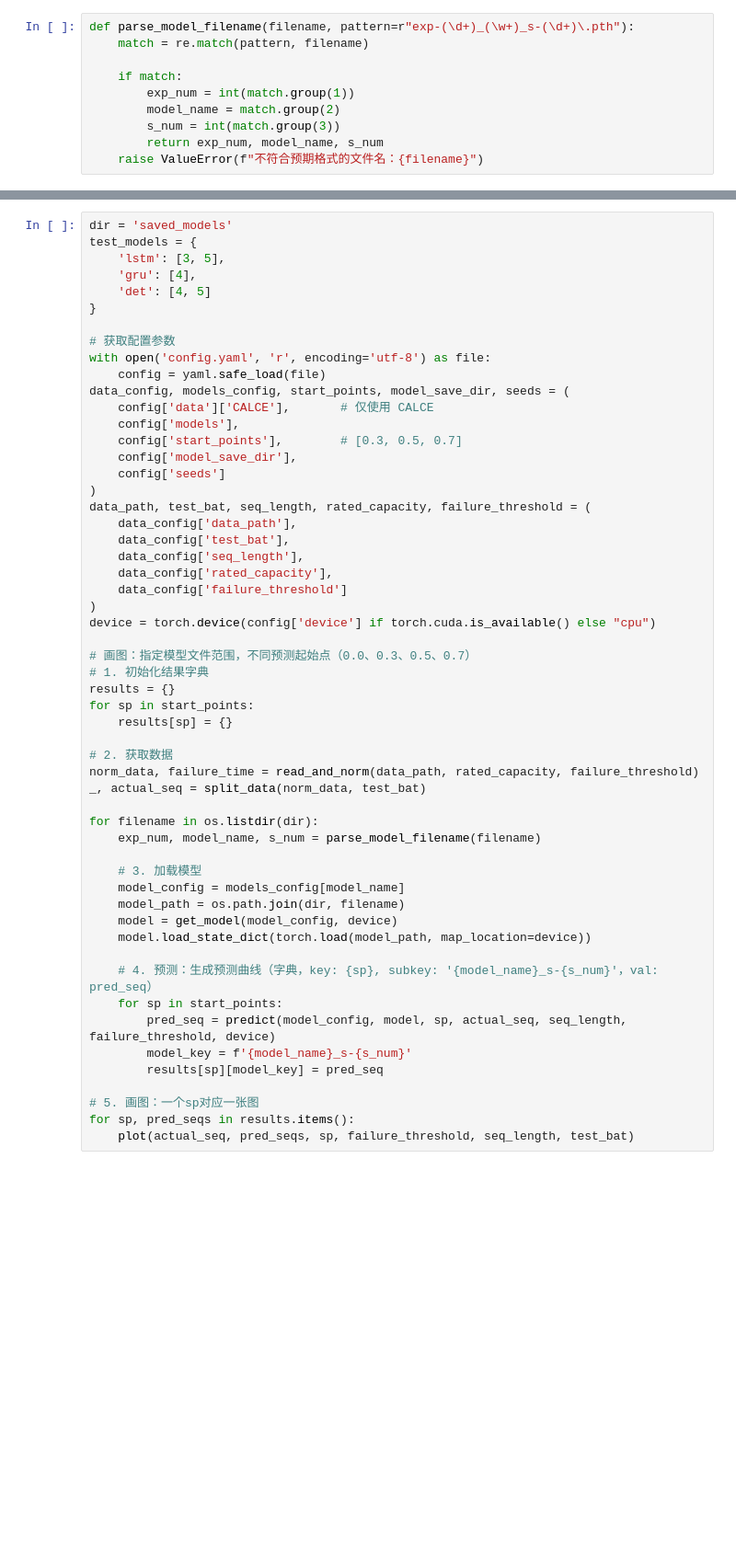
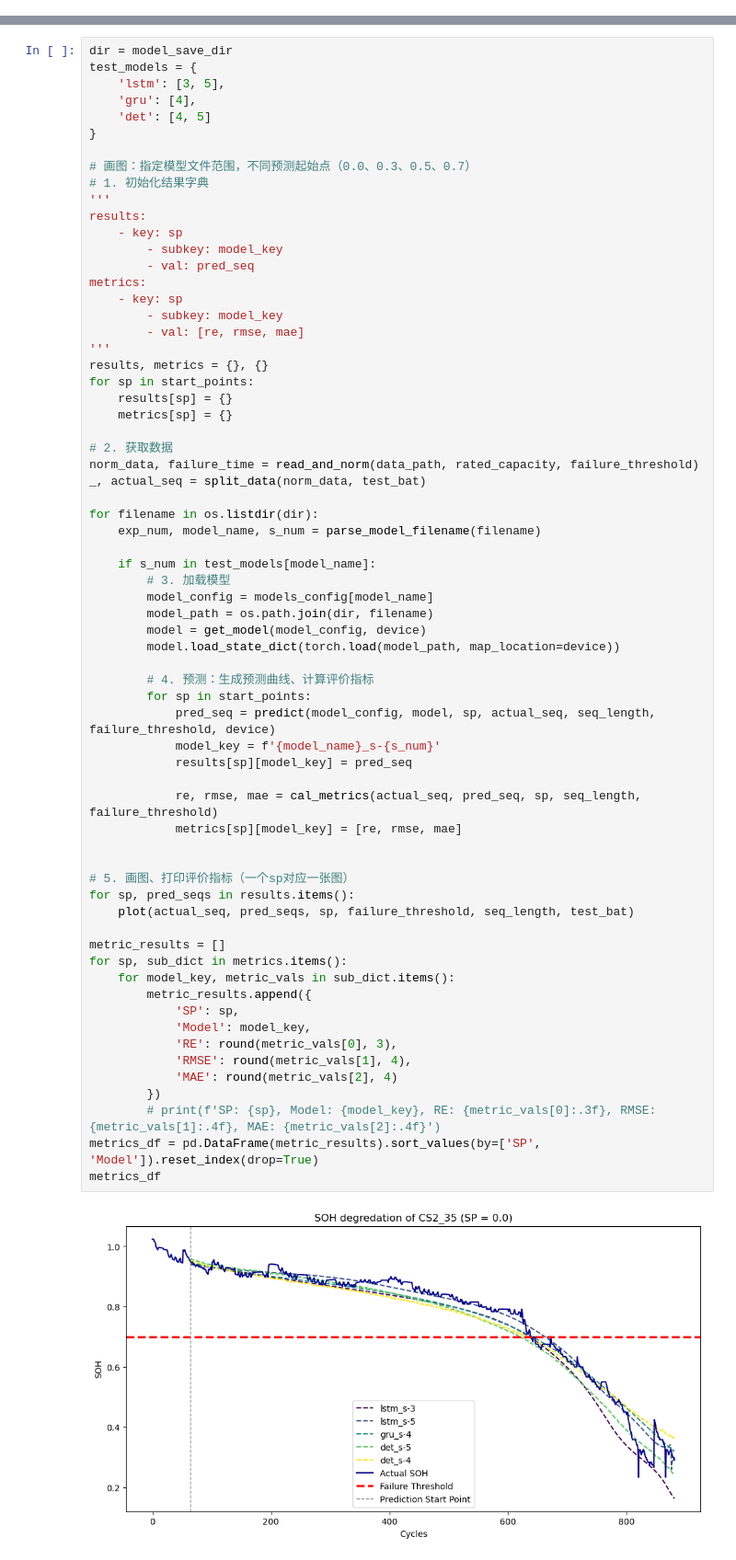
Before and after one commit to ZRui2001/RUL, a Jupyter notebook: plot.ipynb, the cells around one changed output, grey strips where cells are left out. Shown at 92% size. Saved outputs shown, nothing was run; the diff lists cells and outputs as text; blank space fills up the shorter version.

```diff
--- a/plot.ipynb
+++ b/plot.ipynb
@@ -8,10 +7,0 @@ from typing import List, Dict
-# %%
-def parse_model_filename(filename, pattern=r"exp-(\d+)_(\w+)_s-(\d+)\.pth"):
-    match = re.match(pattern, filename)
-
-    if match:
-        exp_num = int(match.group(1))
-        model_name = match.group(2)
-        s_num = int(match.group(3))
-        return exp_num, model_name, s_num
-    raise ValueError(f"不符合预期格式的文件名：{filename}")
@@ -20,55 +8,68 @@ Error:
 # %%
-dir = 'saved_models'
+dir = model_save_dir
 test_models = {
     'lstm': [3, 5],
     'gru': [4],
     'det': [4, 5]
 }
 
-# 获取配置参数
-with open('config.yaml', 'r', encoding='utf-8') as file:
-    config = yaml.safe_load(file)
-data_config, models_config, start_points, model_save_dir, seeds = (
-    config['data']['CALCE'],       # 仅使用 CALCE
-    config['models'],
-    config['start_points'],        # [0.3, 0.5, 0.7]
-    config['model_save_dir'],
-    config['seeds']
-)
-data_path, test_bat, seq_length, rated_capacity, failure_threshold = (
-    data_config['data_path'],
-    data_config['test_bat'],
-    data_config['seq_length'],
-    data_config['rated_capacity'],
-    data_config['failure_threshold']
-)
-device = torch.device(config['device'] if torch.cuda.is_available() else "cpu")
-
 # 画图：指定模型文件范围，不同预测起始点（0.0、0.3、0.5、0.7）
 # 1. 初始化结果字典
-results = {}
+'''
+results:
+    - key: sp
+        - subkey: model_key
+        - val: pred_seq
+metrics:
+    - key: sp
+        - subkey: model_key
+        - val: [re, rmse, mae]
+'''
+results, metrics = {}, {}
 for sp in start_points:
     results[sp] = {}
+    metrics[sp] = {}
 
 # 2. 获取数据
 norm_data, failure_time = read_and_norm(data_path, rated_capacity, failure_threshold)
 _, actual_seq = split_data(norm_data, test_bat)
 
 for filename in os.listdir(dir):
     exp_num, model_name, s_num = parse_model_filename(filename)
 
-    # 3. 加载模型
-    model_config = models_config[model_name]
-    model_path = os.path.join(dir, filename)
-    model = get_model(model_config, device)
-    model.load_state_dict(torch.load(model_path, map_location=device))
+    if s_num in test_models[model_name]:
+        # 3. 加载模型
+        model_config = models_config[model_name]
+        model_path = os.path.join(dir, filename)
+        model = get_model(model_config, device)
+        model.load_state_dict(torch.load(model_path, map_location=device))
 
-    # 4. 预测：生成预测曲线（字典，key: {sp}, subkey: '{model_name}_s-{s_num}'，val: pred_seq）
-    for sp in start_points:
-        pred_seq = predict(model_config, model, sp, actual_seq, seq_length, failure_threshold, device)
-        model_key = f'{model_name}_s-{s_num}'
-        results[sp][model_key] = pred_seq
+        # 4. 预测：生成预测曲线、计算评价指标
+        for sp in start_points:
+            pred_seq = predict(model_config, model, sp, actual_seq, seq_length, failure_threshold, device)
+            model_key = f'{model_name}_s-{s_num}'
+            results[sp][model_key] = pred_seq
 
-# 5. 画图：一个sp对应一张图
+            re, rmse, mae = cal_metrics(actual_seq, pred_seq, sp, seq_length, failure_threshold)
+            metrics[sp][model_key] = [re, rmse, mae]
+
+
+# 5. 画图、打印评价指标（一个sp对应一张图）
 for sp, pred_seqs in results.items():
     plot(actual_seq, pred_seqs, sp, failure_threshold, seq_length, test_bat)
+
+metric_results = []
+for sp, sub_dict in metrics.items():
+    for model_key, metric_vals in sub_dict.items():
+        metric_results.append({
+            'SP': sp,
+            'Model': model_key,
+            'RE': round(metric_vals[0], 3),
+            'RMSE': round(metric_vals[1], 4),
+            'MAE': round(metric_vals[2], 4)
+        })
+        # print(f'SP: {sp}, Model: {model_key}, RE: {metric_vals[0]:.3f}, RMSE: {metric_vals[1]:.4f}, MAE: {metric_vals[2]:.4f}')
+metrics_df = pd.DataFrame(metric_results).sort_values(by=['SP', 'Model']).reset_index(drop=True)
+metrics_df
+# %% [output]
+[figure, added]
```
Also changed, not shown: parts of 4 cells of this notebook, 4 other files.
